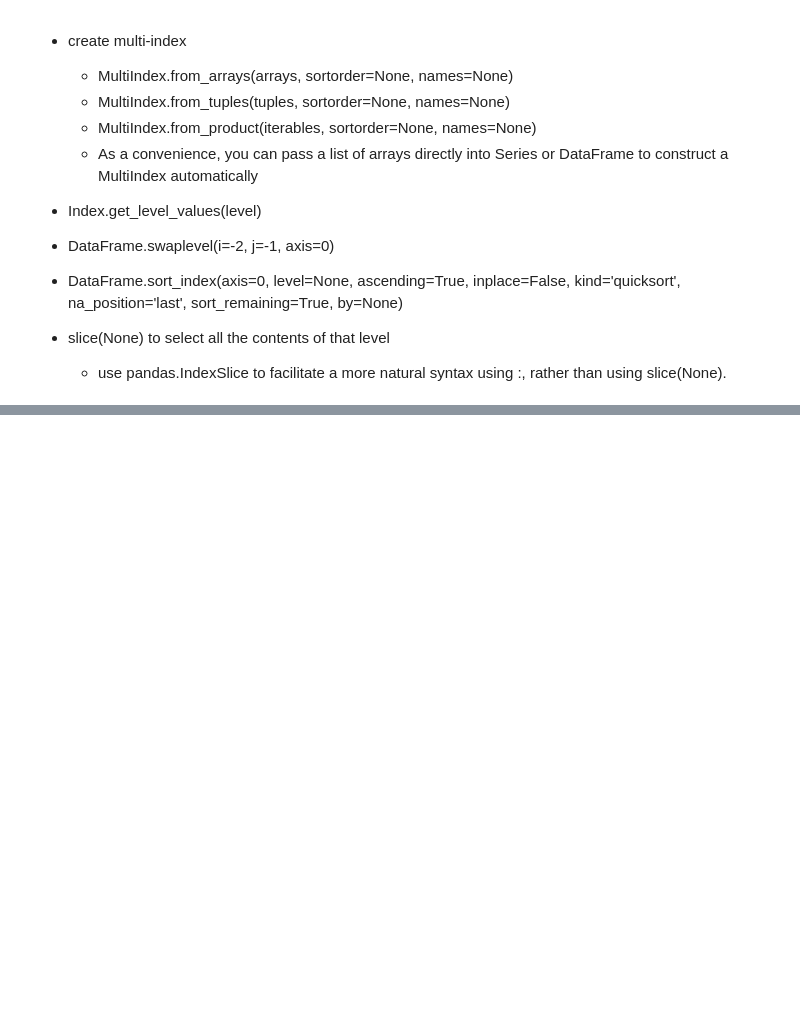
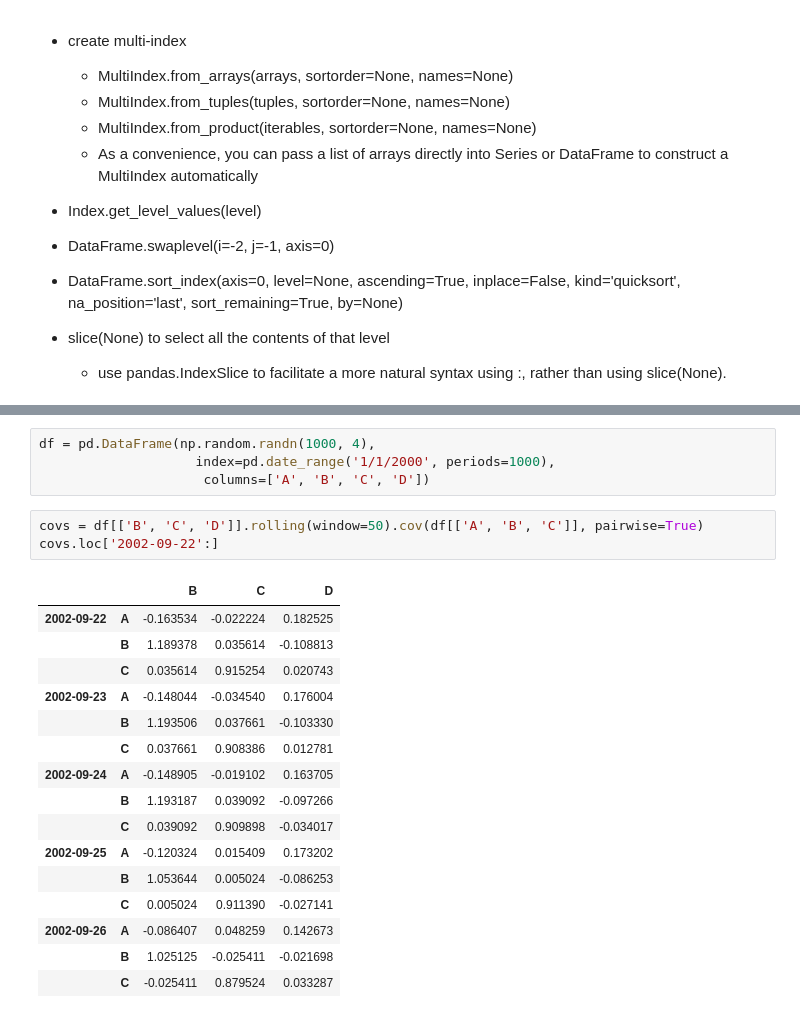
Before and after one commit to edging1218/CodingExercise, a Jupyter notebook: Documentation.ipynb, the cells around one changed output, grey strips where cells are left out. Saved outputs shown, nothing was run; the diff lists cells and outputs as text; blank space fills up the shorter version.

```diff
--- a/Documentation.ipynb
+++ b/Documentation.ipynb
@@ -405,0 +478,24 @@ df.query('c == [3,4]')
+# %%
+df = pd.DataFrame(np.random.randn(1000, 4),
+                    index=pd.date_range('1/1/2000', periods=1000),
+                     columns=['A', 'B', 'C', 'D'])
+# %%
+covs = df[['B', 'C', 'D']].rolling(window=50).cov(df[['A', 'B', 'C']], pairwise=True)
+covs.loc['2002-09-22':]
+# %% [output]
+|  |  | B | C | D |
+| 2002-09-22 | A | -0.163534 | -0.022224 | 0.182525 |
+|  | B | 1.189378 | 0.035614 | -0.108813 |
+|  | C | 0.035614 | 0.915254 | 0.020743 |
+| 2002-09-23 | A | -0.148044 | -0.034540 | 0.176004 |
+|  | B | 1.193506 | 0.037661 | -0.103330 |
+|  | C | 0.037661 | 0.908386 | 0.012781 |
+| 2002-09-24 | A | -0.148905 | -0.019102 | 0.163705 |
+|  | B | 1.193187 | 0.039092 | -0.097266 |
+|  | C | 0.039092 | 0.909898 | -0.034017 |
+| 2002-09-25 | A | -0.120324 | 0.015409 | 0.173202 |
+|  | B | 1.053644 | 0.005024 | -0.086253 |
+|  | C | 0.005024 | 0.911390 | -0.027141 |
+| 2002-09-26 | A | -0.086407 | 0.048259 | 0.142673 |
+|  | B | 1.025125 | -0.025411 | -0.021698 |
+|  | C | -0.025411 | 0.879524 | 0.033287 |
```
Also changed, not shown: parts of 19 cells of this notebook, 2 other files.
